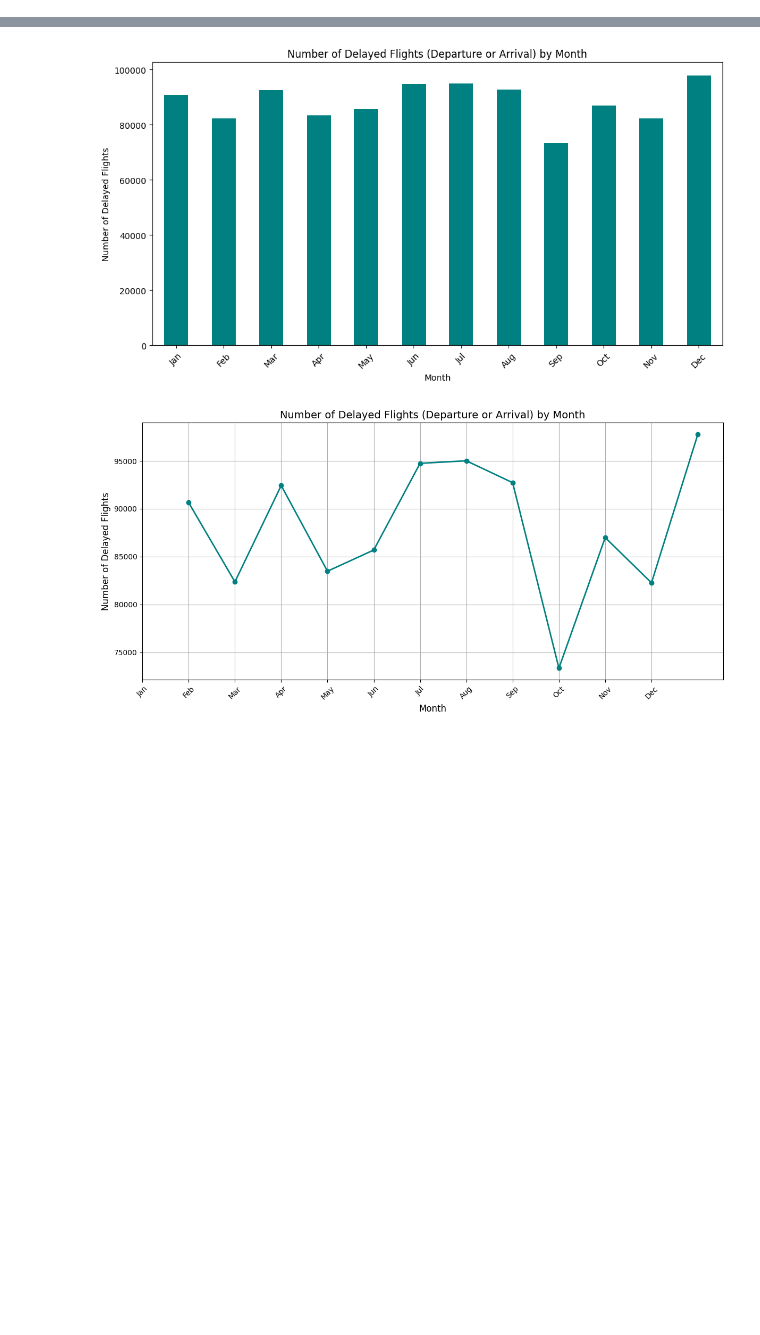
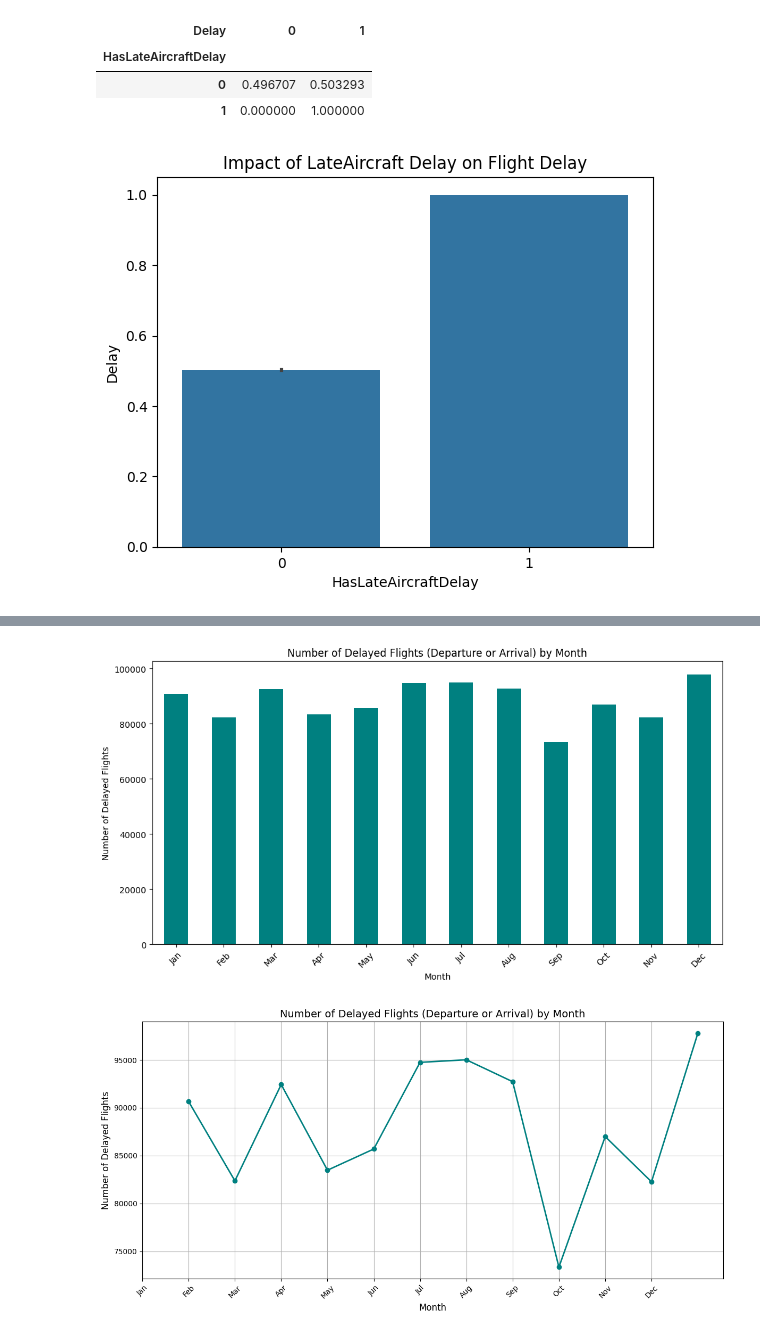
Before and after one commit to AnnikaBoodoosingh/COMP3610-Project, a Jupyter notebook: feature_selection.ipynb, the cells around one changed output, grey strips where cells are left out. Cells and saved outputs as stored; diff of their text form; code cells hidden in the pictures; blank space fills up the shorter version.

```diff
--- a/feature_selection.ipynb
+++ b/feature_selection.ipynb
@@ -78,0 +142,20 @@ print(df_model)
+# %%
+# Create a new column if needed
+df_selected['HasLateAircraftDelay'] = (df_selected['LateAircraftDelay'] > 0).astype(int)
+
+# Now make a crosstab
+pd.crosstab(df_selected['HasLateAircraftDelay'], df_selected['Delay'], normalize='index')
+# %% [output]
+| Delay | 0 | 1 |
+| HasLateAircraftDelay |  |  |
+| 0 | 0.496707 | 0.503293 |
+| 1 | 0.000000 | 1.000000 |
+# %%
+import seaborn as sns
+import matplotlib.pyplot as plt
+
+sns.barplot(x='HasLateAircraftDelay', y='Delay', data=df_selected)
+plt.title('Impact of LateAircraft Delay on Flight Delay')
+plt.show()
+# %% [output]
+[figure, added]
```
Also changed, not shown: parts of 10 cells of this notebook.
